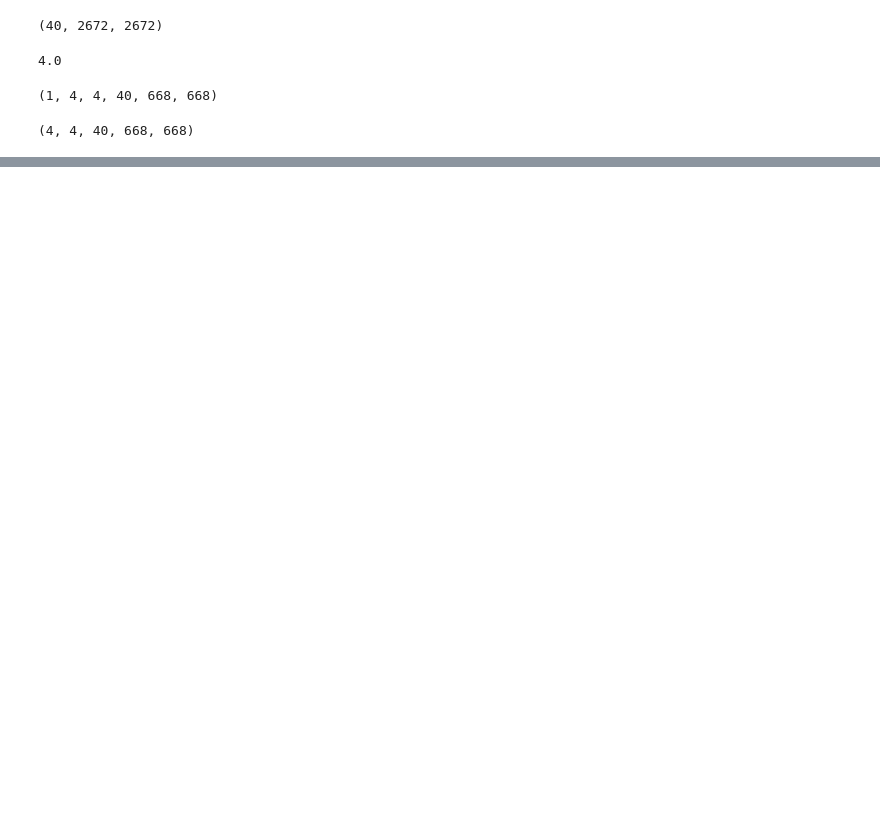
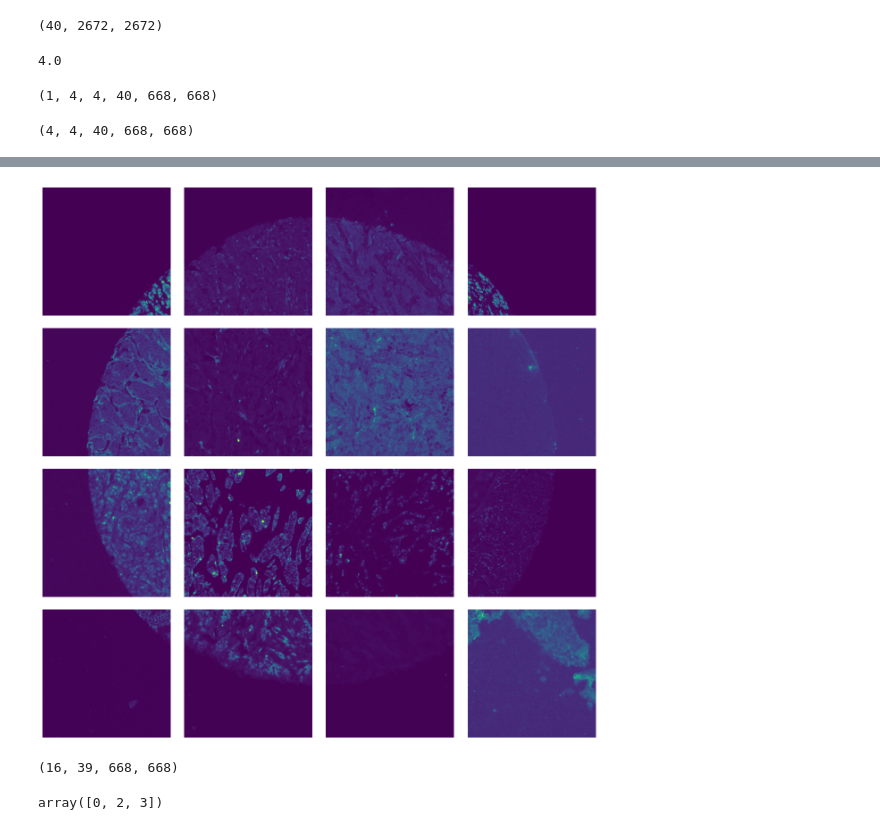
Before and after one commit to zacsims/IF_panel_reduction, a Jupyter notebook: notebooks/channel_mixing.ipynb, the cells around one changed output, grey strips where cells are left out. Cells and saved outputs as stored; diff of their text form; code cells hidden in the pictures; blank space fills up the shorter version.

Commit message:
implemented channel mixing function

```diff
--- a/notebooks/channel_mixing.ipynb
+++ b/notebooks/channel_mixing.ipynb
@@ -85,0 +57,39 @@ for i in range(4):
+# %%
+def drop_and_shuffle(patch, num_drops=1, drop_channels=None):
+    rand_idx = np.arange(0, len(patch))
+    if drop_channels is None:
+        drop_channels = np.random.randint(0, len(patch), size=num_drops)
+    shuffle_idx = np.delete(channel_idx, drop_channels)
+    np.random.shuffle(shuffle_idx)
+    patch = patch[shuffle_idx,:,:]
+    return patch
+
+def channel_mix(patches, num_drops=1):
+    mixed_patches = np.empty((patches.shape[0], patches.shape[1] - num_drops, patches.shape[2], patches.shape[3]))
+    for i, patch in enumerate(patches):
+        mixed_patches[i] = drop_and_shuffle(patch, num_drops=num_drops)
+    return mixed_patches
+# %%
+mixed_patches = channel_mix(patches)
+# %%
+import matplotlib.gridspec as gridspec
+fig = plt.figure(figsize=(16,16)) # Notice the equal aspect ratio
+gs1 = gridspec.GridSpec(4, 4)
+gs1.update(wspace=0.1, hspace=0.1) # set the spacing between axes.
+for i in range(16):
+    a = plt.subplot(gs1[i])
+    a.axis('off')
+    patch = mixed_patches[i]
+    a.imshow(patch[0])
+    a.set_aspect('equal')
+# %% [output]
+[figure, added]
+# %%
+mixed_patches.shape
+# %% [output]
+(16, 39, 668, 668)
+# %%
+a = np.array([0,1,2,3])
+np.delete(a, 1)
+# %% [output]
+array([0, 2, 3])
```
Also changed, not shown: parts of 7 cells of this notebook.
